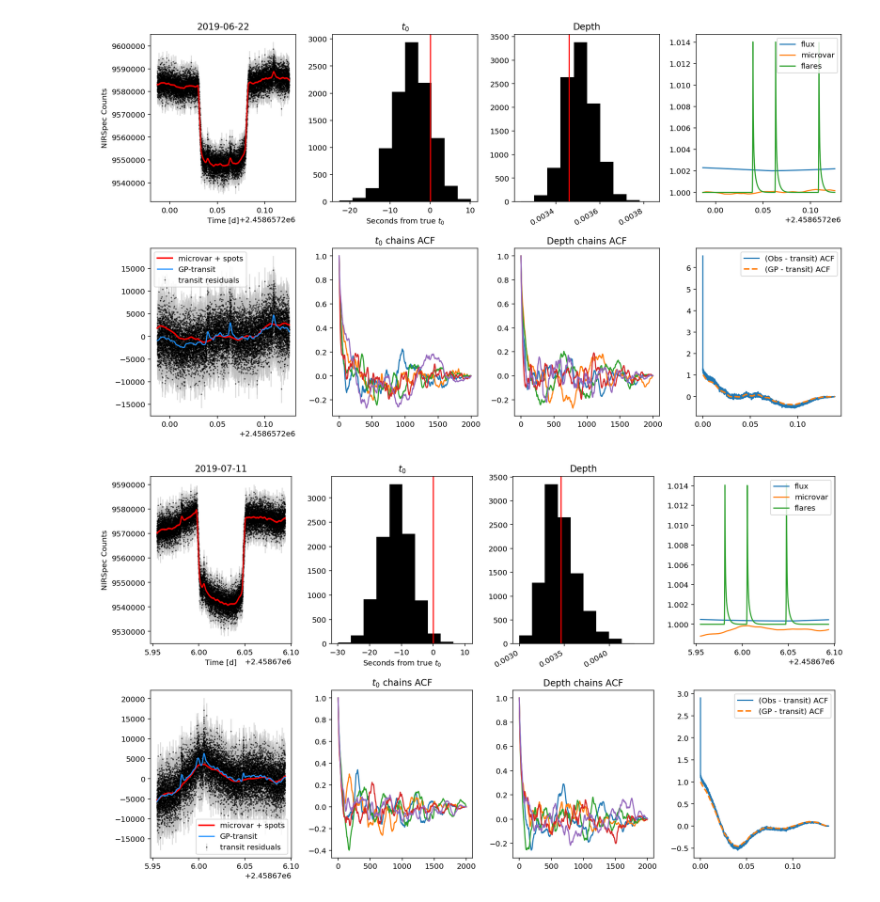
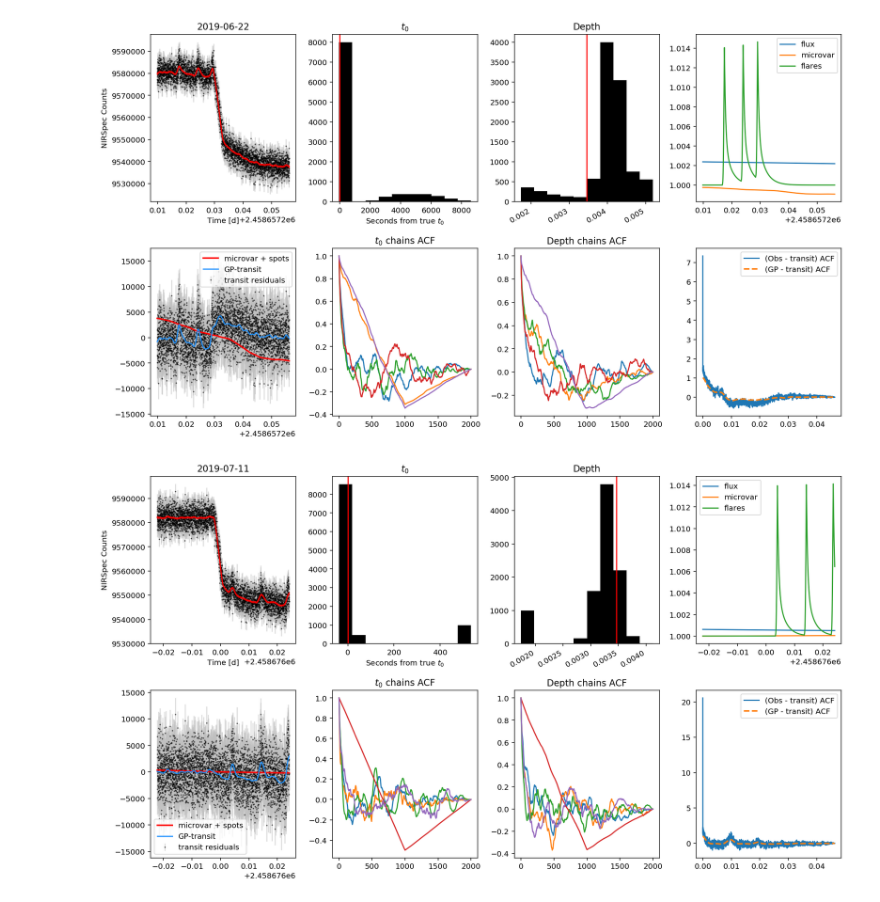
Before and after one commit to bmorris3/libra, a Jupyter notebook: notebooks/archive_results.ipynb, the cells around one changed output. Drawn from its saved outputs; the diff is of its cells as text; code cells hidden in the pictures.

```diff
--- a/notebooks/archive_results.ipynb
+++ b/notebooks/archive_results.ipynb
@@ -18,7 +18,8 @@ from copy import deepcopy
 from interpacf import interpolated_acf
 
 #run_name = 'trappist1_bright'
-run_name = 'trappist1_microflares'
+#run_name = 'trappist1_microflares'
+run_name = 'trappist1_halftransit'
 planet = 'h'
 
 original_params = trappist1(planet)
@@ -169,2 +170,2 @@ with ObservationArchive(run_name, 'a') as obs:
-[figure, old version]
+[figure, new version]
-[figure, old version]
+[figure, new version]
```
Also changed, not shown: parts of 1 cell of this notebook.
